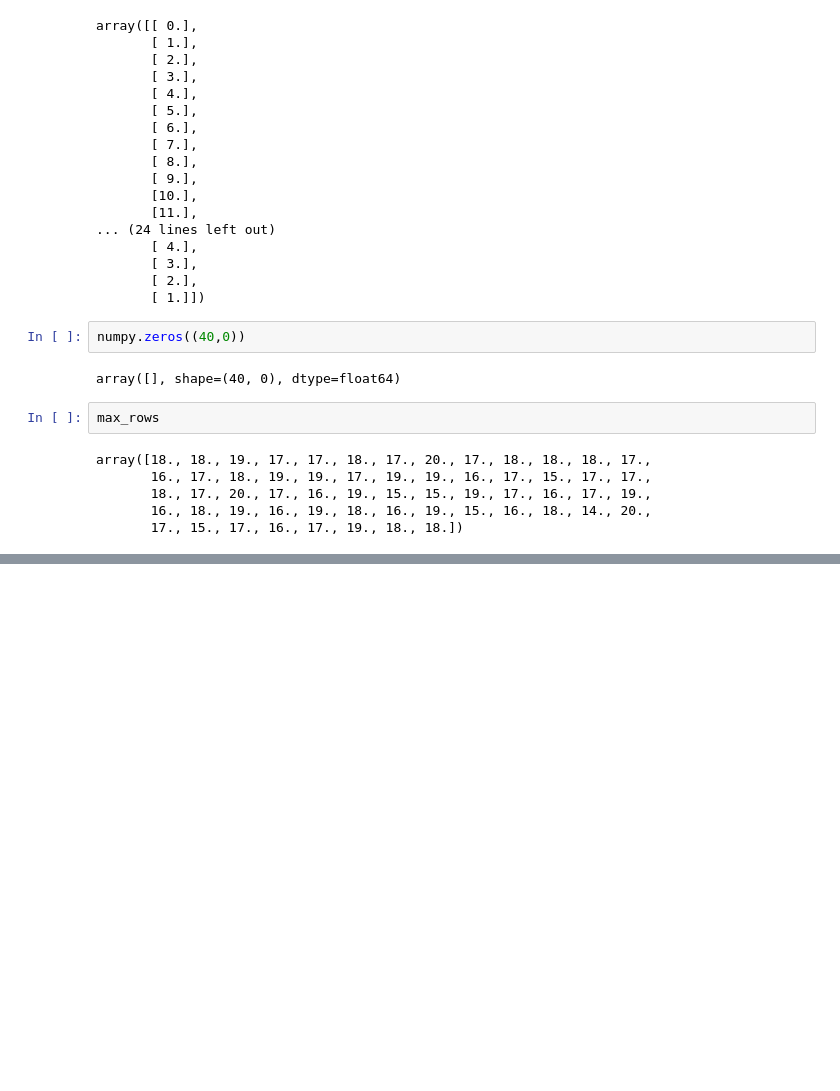
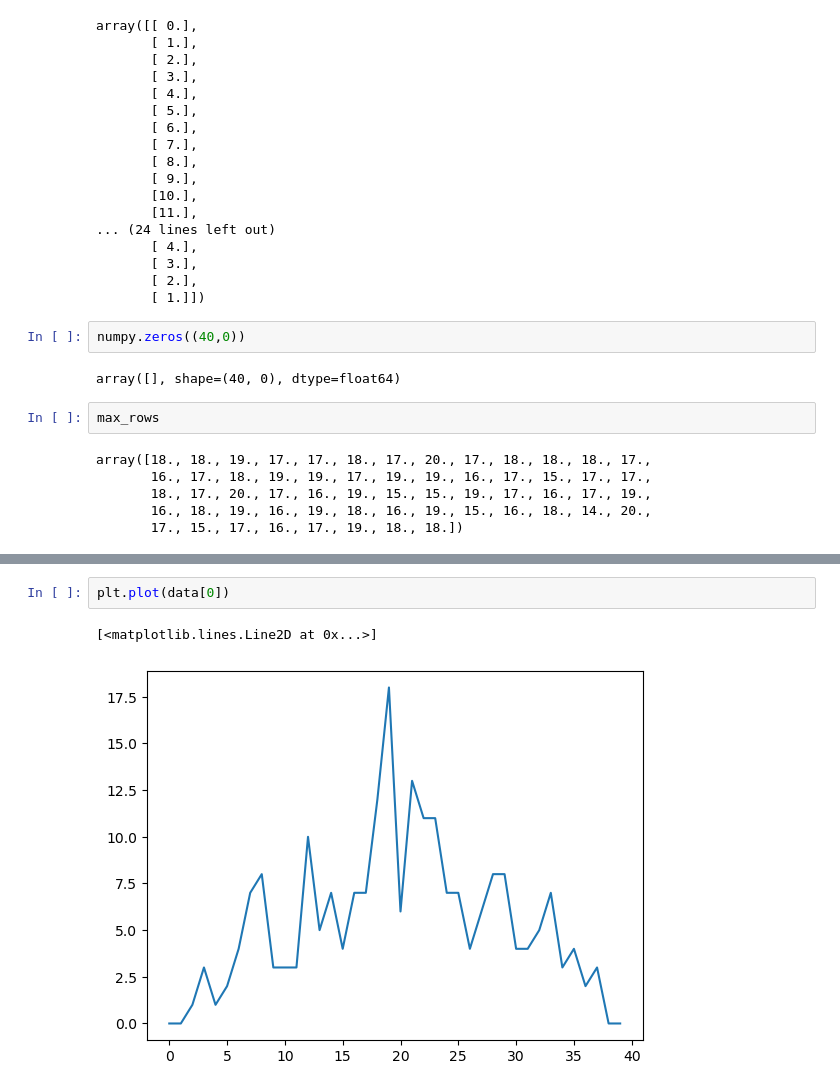
Before and after one commit to UMD-ENMA165/file_reading, a Jupyter notebook: Rows_and_columns.ipynb, the cells around one changed output, grey strips where cells are left out. Drawn from its saved outputs; the diff is of its cells as text; blank space fills up the shorter version.

```diff
--- a/Rows_and_columns.ipynb
+++ b/Rows_and_columns.ipynb
@@ -268,0 +296,5 @@ array([18., 18., 19., 17., 17., 18., 17., 20., 17., 18., 18., 18., 17.,
+# %%
+plt.plot(data[0])
+# %% [output]
+[<matplotlib.lines.Line2D at 0x...>]
+[figure, added]
```
Also changed, not shown: parts of 7 cells of this notebook.
